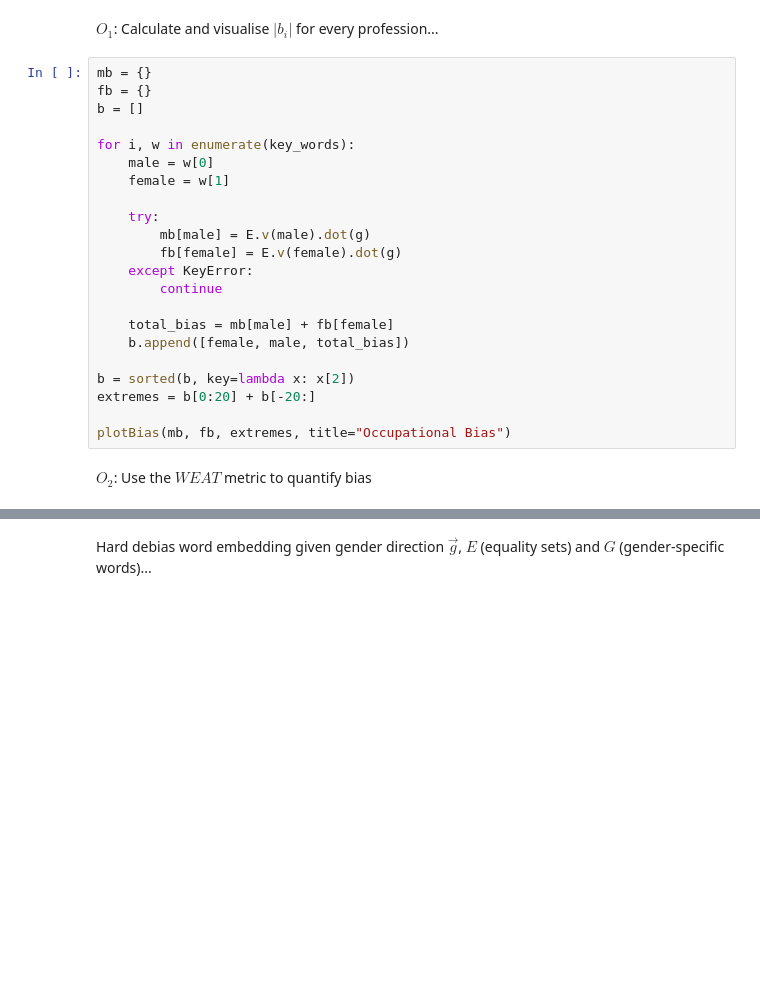
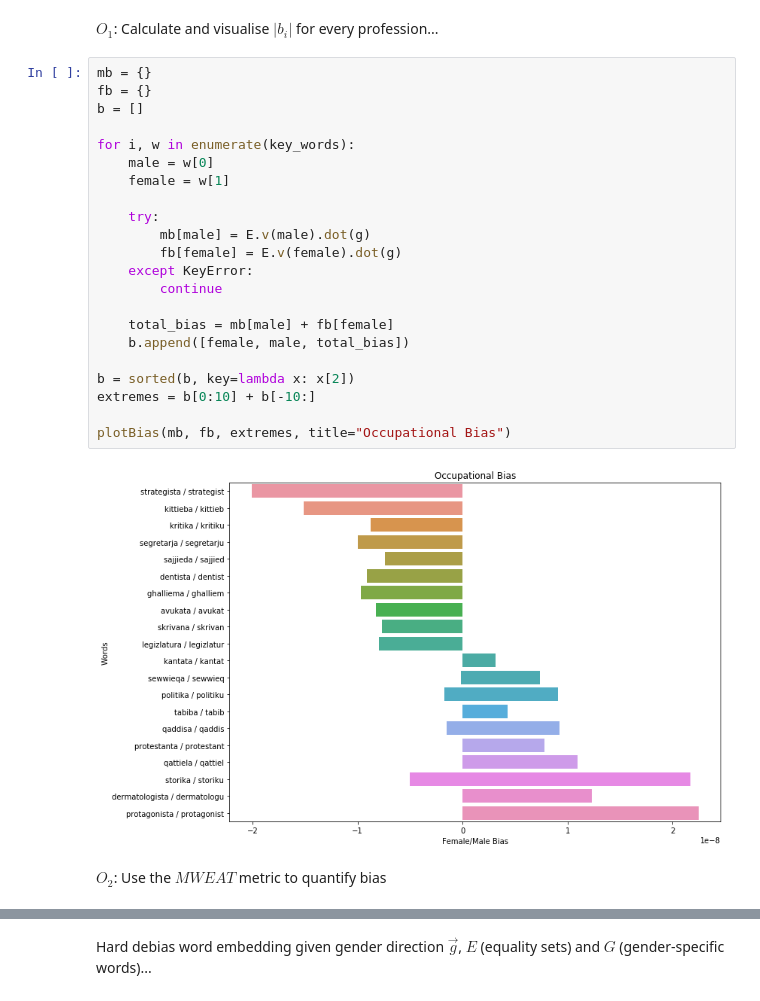
Before and after one commit to andaqu/gender-debias, a Jupyter notebook: src/model.ipynb, the cells around one changed output, grey strips where cells are left out. Saved outputs shown, nothing was run; the diff lists cells and outputs as text; blank space fills up the shorter version.

```diff
--- a/src/model.ipynb
+++ b/src/model.ipynb
@@ -140,27 +147,29 @@ $O_1$: Calculate and visualise $|b_i|$ for every profession...
 # %%
 mb = {}
 fb = {}
 b = []
 
 for i, w in enumerate(key_words):
     male = w[0]
     female = w[1]
 
     try:
         mb[male] = E.v(male).dot(g)
         fb[female] = E.v(female).dot(g)
     except KeyError:
         continue
 
     total_bias = mb[male] + fb[female]
     b.append([female, male, total_bias])
 
 b = sorted(b, key=lambda x: x[2])
-extremes = b[0:20] + b[-20:]
+extremes = b[0:10] + b[-10:]
 
 plotBias(mb, fb, extremes, title="Occupational Bias")
+# %% [output]
+[figure, added]
 # %% [markdown]
-$O_2$: Use the $WEAT$ metric to quantify bias
+$O_2$: Use the $MWEAT$ metric to quantify bias
 # %%
 M = [x[0] for x in s0]
 F = [x[1] for x in s0]
```
Also changed, not shown: parts of 11 cells of this notebook, 5 other files.
